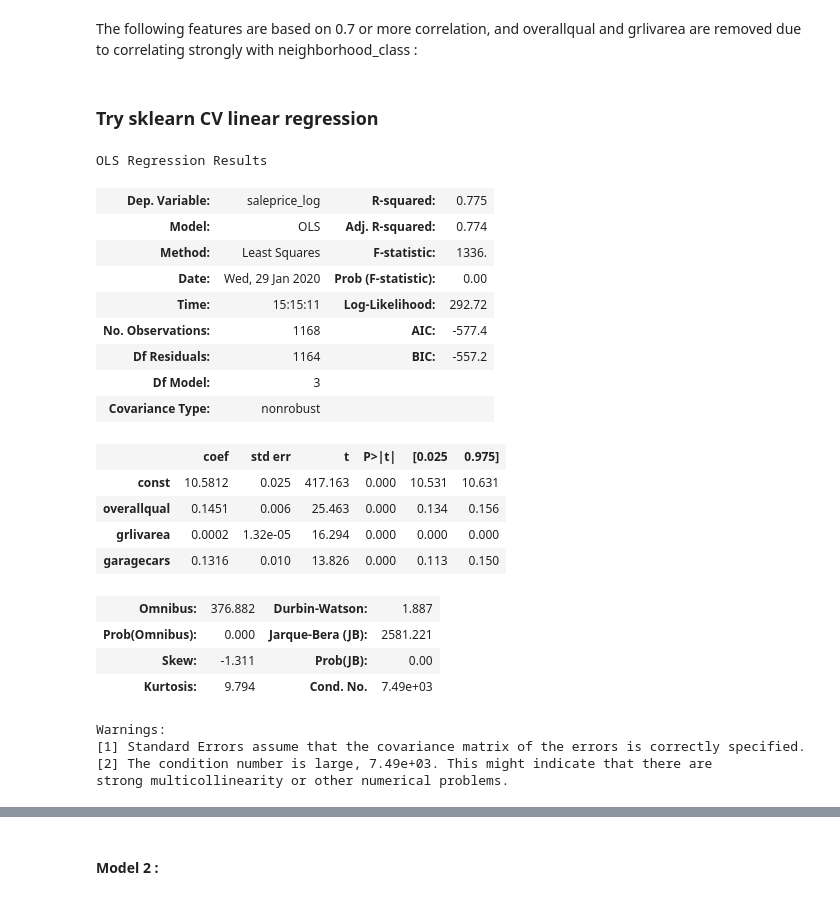
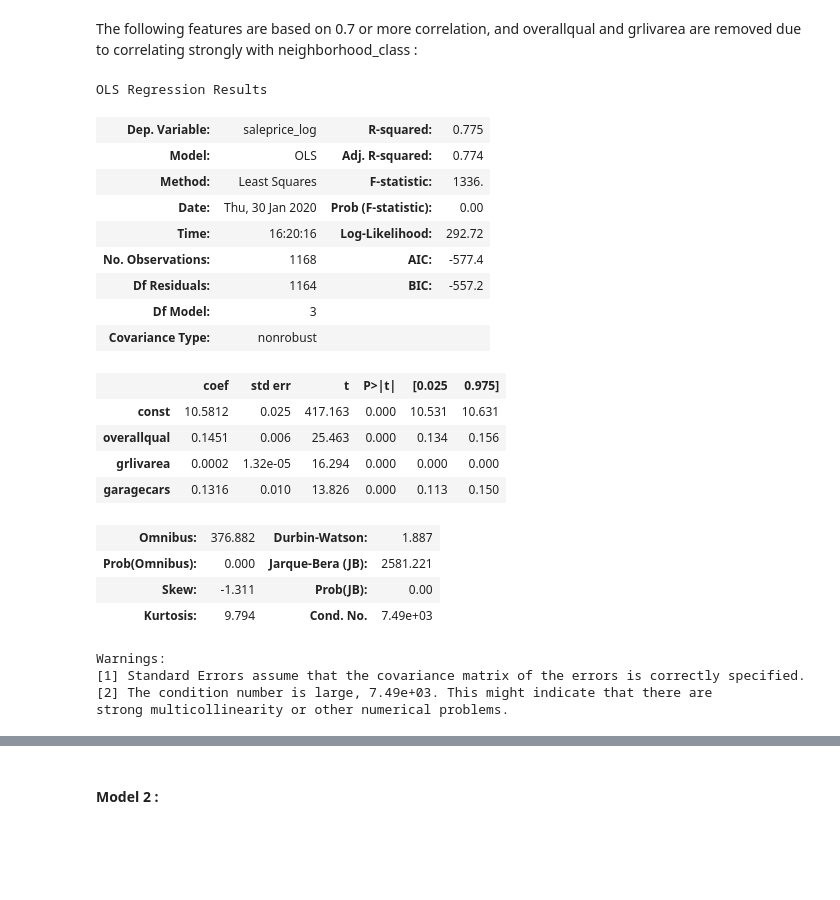
Before and after one commit to rajinigurijala/Thinkful, a Jupyter notebook: HPChallenge.ipynb, the cells around one changed output, grey strips where cells are left out. Saved outputs shown, nothing was run; the diff lists cells and outputs as text; code cells hidden in the pictures; blank space fills up the shorter version.

```diff
--- a/HPChallenge.ipynb
+++ b/HPChallenge.ipynb
@@ -344,23 +344,3 @@ plt.show()
 Winsorizing and transforming values did bring distribution of some variables closer to normal. This should contribute to enhancing our regression models.
 
 Let us look at each categorical feature in terms of saleprice and see how each value affects the saleprice and how it differs from another value for the same feature:
-# %%
-# Plot different bar plots for features against the target
-plt.figure(figsize=(20,70))
-i = 1
-for index, column in enumerate(house_prices_df.columns):
-    plt.subplot(12,4,i)
-
-    if i < 48:
-        i += 1
-    else:
-        i = 48
-
-    plt.bar(house_prices_df.groupby(column)["saleprice"].mean().index, house_prices_df.groupby(column)["saleprice"].mean(),color=('lightgreen','lightblue'))
-    plt.title("Average saleprice against {}".format(column))
-    plt.ylabel("Average sale price")
-    plt.xlabel(column)
-    plt.xticks(rotation='vertical')
-
-plt.tight_layout()
-plt.show()
@@ -406,16 +379,16 @@ We will define a function & name it *classify_neighborhood* to add our own neigh
 # %%
-def classify_neighborhood(saleprice):
+def get_neighborhood(saleprice):
     """ puts houses in preset neighborhood bins """
 
-    nbr_class = {0:'saleprice < 120000',
+    n_class = {0:'saleprice < 120000',
                  1:'saleprice >= 120000 and saleprice < 200000',
                  2:'saleprice >= 200000 and saleprice < 300000',
                  3:'saleprice >= 300000'}
-    for class_level in nbr_class.keys():
-        if eval(nbr_class[class_level]):
+    for class_level in n_class.keys():
+        if eval(n_class[class_level]):
             return class_level
 
-house_prices_df['neighborhood_class'] = house_prices_df['saleprice'].apply(classify_neighborhood)
+house_prices_df['neighborhood_class'] = house_prices_df['saleprice'].apply(get_neighborhood)
 # %%
 # make the correlation matrix.
 corr_mat_houses = house_prices_df.corr()
@@ -501,7 +474,7 @@ temp_df = house_prices_df[['saleprice',
               'grlivarea',
               'garagecars']]
 
-def log_prep(temp_df):
+def log_transform(temp_df):
     """takes in the chosen temp_df for the model and outputs X & Y with saleprice log-transformed"""
 
     # Log-transform salesprice values & drop saleprice
@@ -518,5 +491,5 @@ def log_prep(temp_df):
     Y = temp_df['saleprice_log']
     return X,Y
 
-X, Y = log_prep(temp_df)
+X, Y = log_transform(temp_df)
 # %% [output]
@@ -536,22 +509,20 @@ X_train, X_test, y_train, y_test = train_test_split(X, Y, test_size = 0.2, rando
 #### Model 1 :
 # %% [markdown]
 The following features are based on 0.7 or more correlation, and overallqual and grlivarea are removed due to correlating strongly with neighborhood_class :
-# %% [markdown]
-### Try sklearn CV linear regression
 # %%
 features_1 = ['saleprice', 'neighborhood_class', 'garagecars']
 temp_df = house_prices_df[features_1]
 
-results = sm.OLS(y_train, X_train).fit()
+results_1 = sm.OLS(y_train, X_train).fit()
 
-results.summary()
+results_1.summary()
 # %% [output]
 OLS Regression Results
 | Dep. Variable: | saleprice_log | R-squared: | 0.775 |
 | Model: | OLS | Adj. R-squared: | 0.774 |
 | Method: | Least Squares | F-statistic: | 1336. |
-| Date: | Wed, 29 Jan 2020 | Prob (F-statistic): | 0.00 |
-| Time: | 15:15:11 | Log-Likelihood: | 292.72 |
+| Date: | Thu, 30 Jan 2020 | Prob (F-statistic): | 0.00 |
+| Time: | 16:20:16 | Log-Likelihood: | 292.72 |
 | No. Observations: | 1168 | AIC: | -577.4 |
 | Df Residuals: | 1164 | BIC: | -557.2 |
 | Df Model: | 3 |  |  |
```
Also changed, not shown: parts of 28 cells of this notebook.
